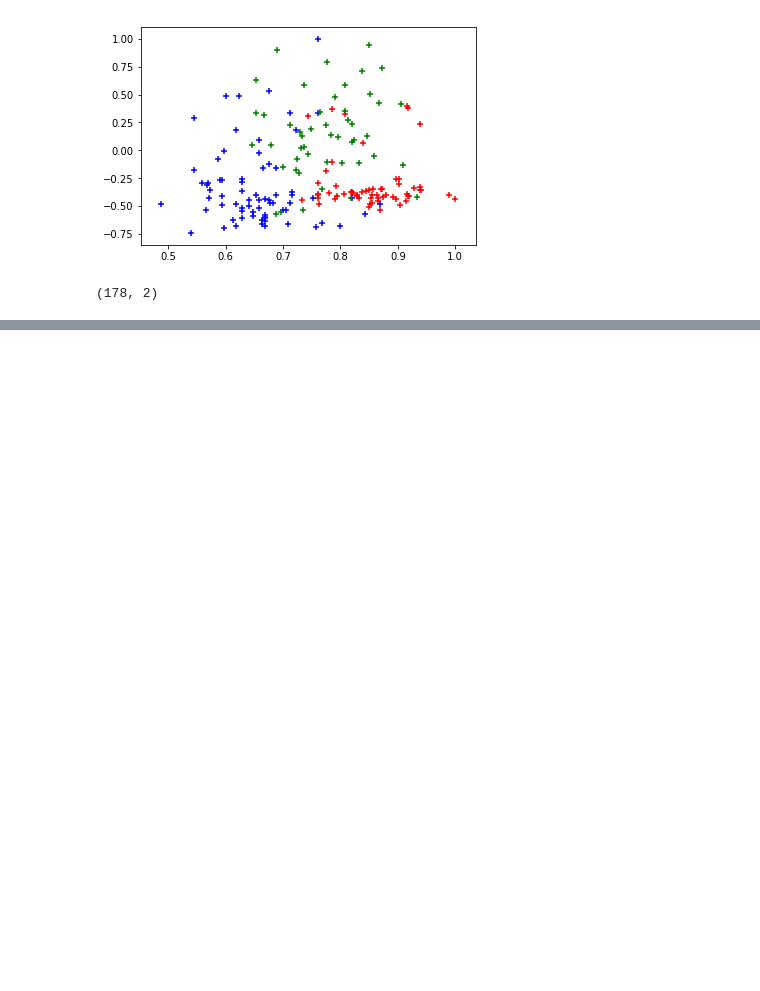
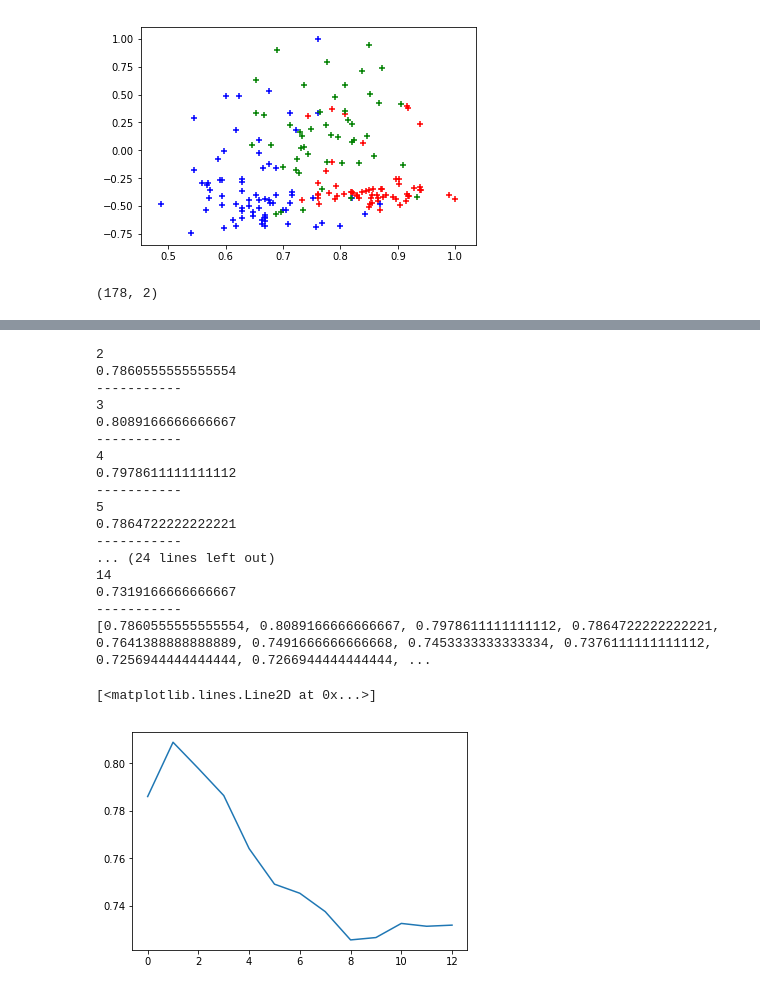
Before and after one commit to domdent/TheGrandTour, a Jupyter notebook: DecisionTree.ipynb, the cells around one changed output, grey strips where cells are left out. Cells and saved outputs as stored; diff of their text form; code cells hidden in the pictures; blank space fills up the shorter version.

```diff
--- a/DecisionTree.ipynb
+++ b/DecisionTree.ipynb
@@ -300,33 +297,60 @@ print(np.max(total_accuracy))
 # %%
 # compare limiting decision tree number of levels
 
 xData = tData[0][0]
 yData = tData[0][1]
 nData = np.vstack((xData, yData)).T
 
-test_acc = [[]]
-total_acc = [[]]
-
+test_accuracy = []
+total_accuracy = []
 
 for j in range(2, 15):
-    for i in range(100):
+    test_acc = []
+    total_acc = []
+    for i in range(1000):
         X_train, X_test, y_train, y_test = train_test_split(nData,
                                                             classification,
                                                             test_size=0.20)
 
         clf = DecisionTreeClassifier(max_depth=j)
         clf.fit(X_train, y_train)
-
 
         y_pred = clf.predict(X_test)
 
         conf_mat = confusion_matrix(y_test, y_pred)
         total_sum = np.sum(conf_mat)
         trace_sum = np.trace(conf_mat)
         test_set_acc = trace_sum / total_sum
         test_acc.append(test_set_acc)
 
         score = clf.score(nData, classification)
         total_acc.append(score)
 
-    test_acc[j-5] = test_acc
+    test_accuracy.append(np.mean(test_acc))
+    print(j)
+    print(np.mean(test_acc))
+    print("-----------")
+
+print(test_accuracy)
+
+plt.plot(test_accuracy)
+# %% [output]
+2
+0.7860555555555554
+-----------
+3
+0.8089166666666667
+-----------
+4
+0.7978611111111112
+-----------
+5
+0.7864722222222221
+-----------
+... (24 lines left out)
+14
+0.7319166666666667
+-----------
+[0.7860555555555554, 0.8089166666666667, 0.7978611111111112, 0.7864722222222221, 0.7641388888888889, 0.7491666666666668, 0.7453333333333334, 0.7376111111111112, 0.7256944444444444, 0.7266944444444444, ...
+[<matplotlib.lines.Line2D at 0x...>]
+[figure, added]
```
Also changed, not shown: parts of 8 cells of this notebook.
